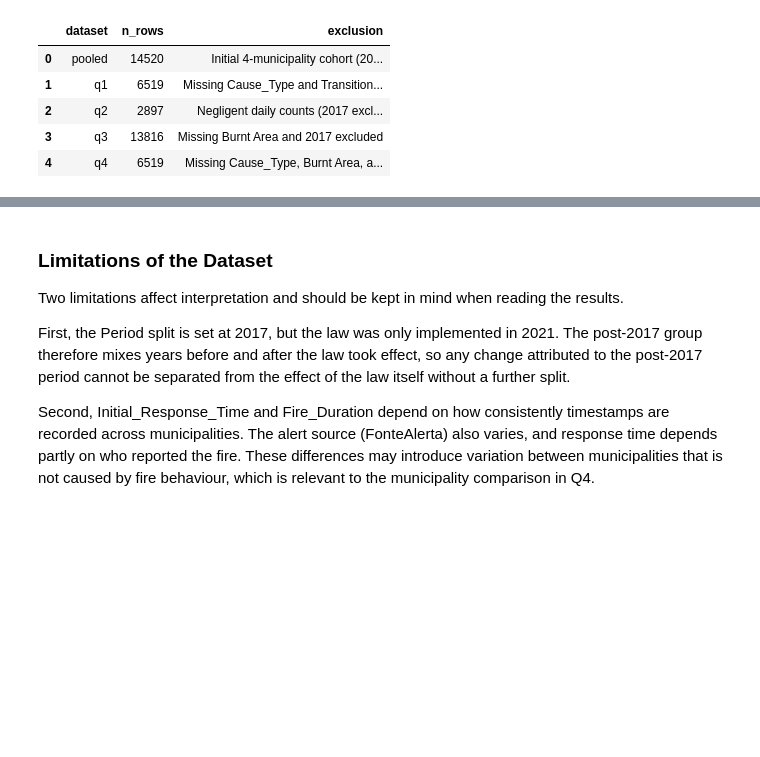
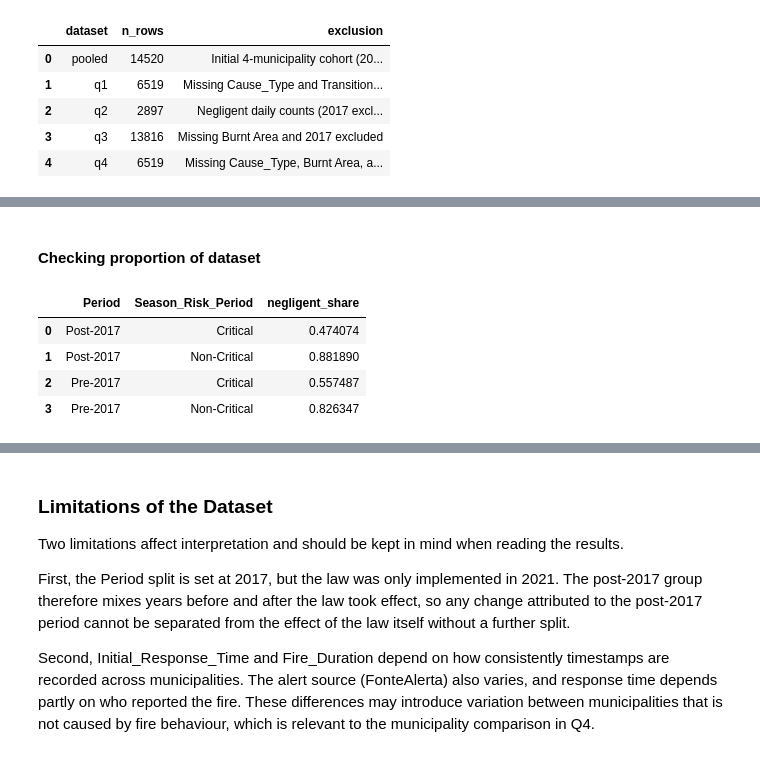
Before and after one commit to isabelamer/FCED_project, a Jupyter notebook: script1.ipynb, the cells around one changed output, grey strips where cells are left out. Saved outputs shown, nothing was run; the diff lists cells and outputs as text; code cells hidden in the pictures; blank space fills up the shorter version.

```diff
--- a/script1.ipynb
+++ b/script1.ipynb
@@ -310,0 +341,15 @@ log
+# %% [markdown]
+#### Checking proportion of dataset
+# %%
+q1_props = (
+    q1.groupby(["Period", "Season_Risk_Period"])["Cause_Type"]
+      .apply(lambda s: (s == "Negligent").mean())
+      .reset_index(name="negligent_share")
+)
+q1_props
+# %% [output]
+|  | Period | Season_Risk_Period | negligent_share |
+| 0 | Post-2017 | Critical | 0.474074 |
+| 1 | Post-2017 | Non-Critical | 0.881890 |
+| 2 | Pre-2017 | Critical | 0.557487 |
+| 3 | Pre-2017 | Non-Critical | 0.826347 |
```
Also changed, not shown: parts of 18 cells of this notebook.
